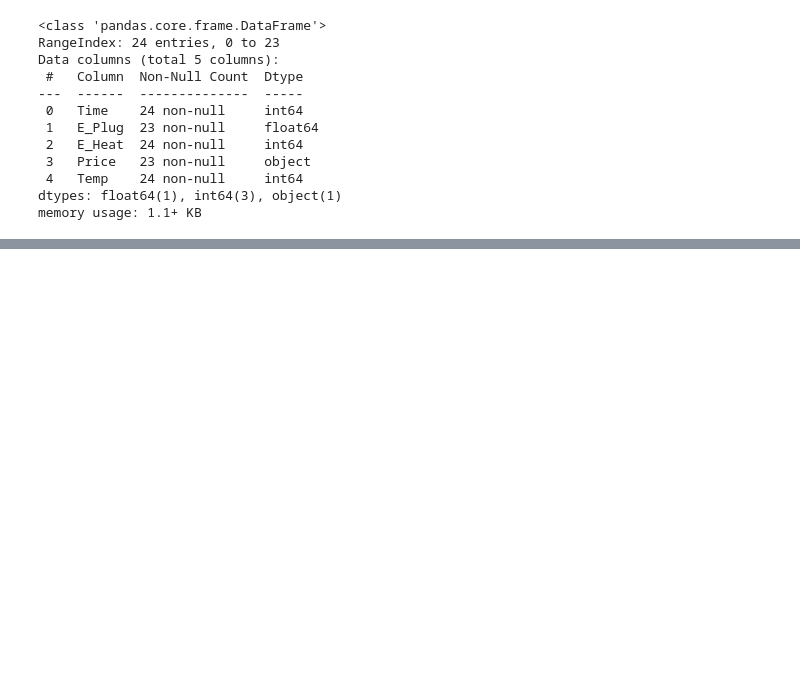
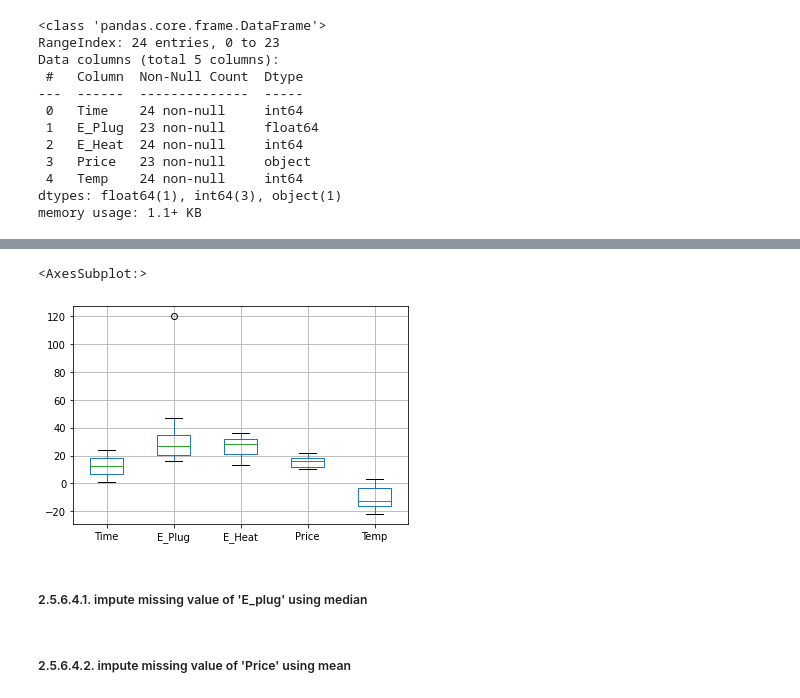
Before and after one commit to ghimiresunil/Data-Science-and-Machine-Learning, a Jupyter notebook: Week 02/Data Preprocessing.ipynb, the cells around one changed output, grey strips where cells are left out. Saved outputs shown, nothing was run; the diff lists cells and outputs as text; code cells hidden in the pictures; blank space fills up the shorter version.

```diff
--- a/Week 02/Data Preprocessing.ipynb
+++ b/Week 02/Data Preprocessing.ipynb
@@ -465,0 +488,7 @@ data_set_08.fillna(method = 'bfill')
+# %%
+data_set_08.boxplot()
+# %% [output]
+<AxesSubplot:>
+[figure, added]
+# %% [markdown]
+##### 2.5.6.4.1. impute missing value of 'E_plug' using median
@@ -465,0 +497,2 @@ data_set_08.fillna(method = 'bfill')
+# %% [markdown]
+##### 2.5.6.4.2. impute missing value of 'Price' using mean
```
Also changed, not shown: parts of 79 cells of this notebook.
